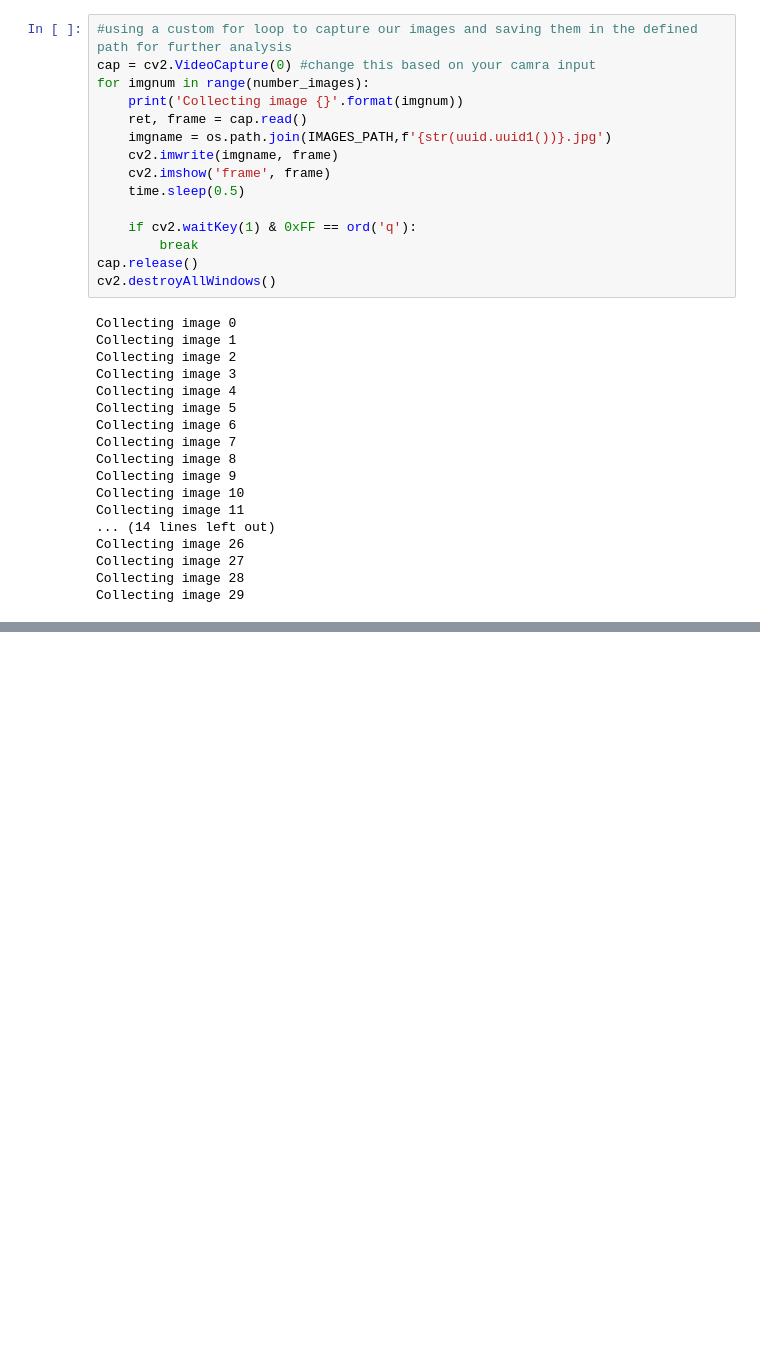
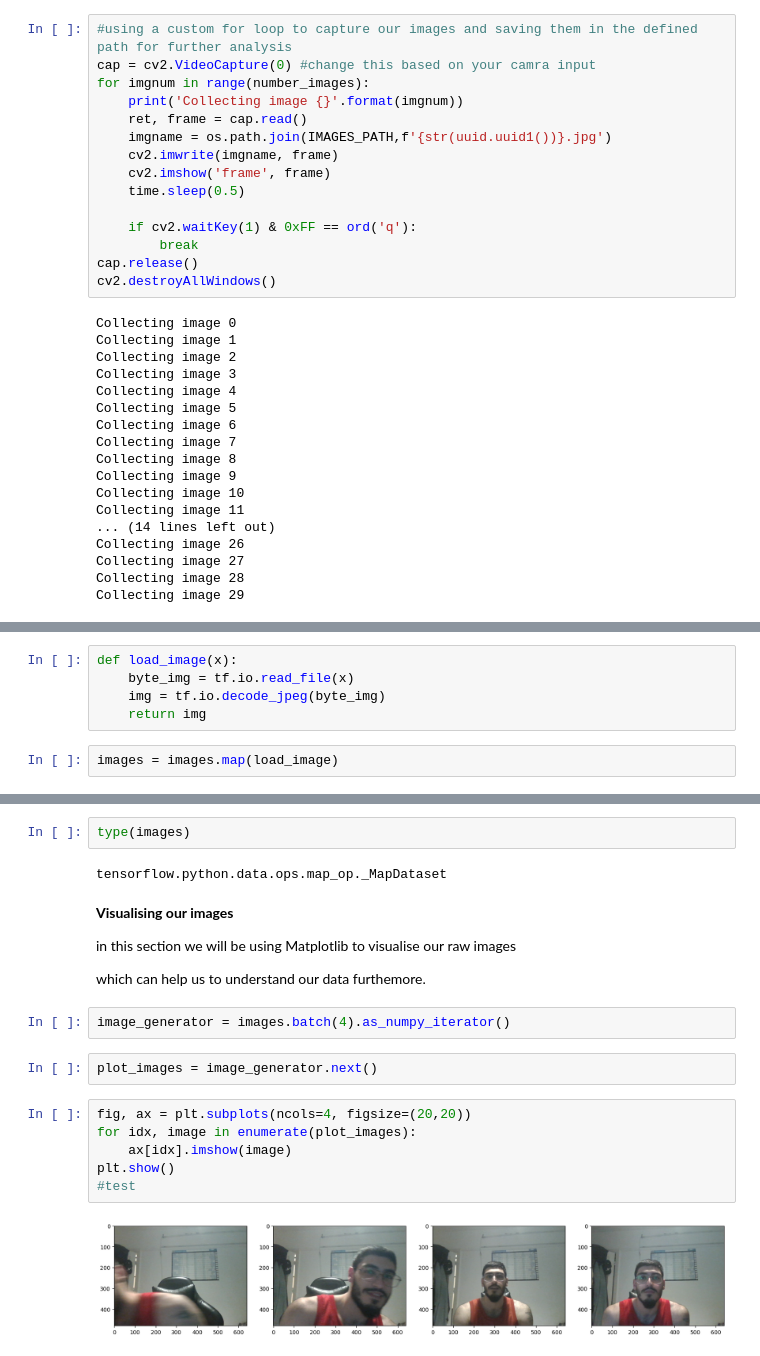
Before and after one commit to Amir-Tav/Deep-Face-Detection, a Jupyter notebook: deep-face.ipynb, the cells around one changed output, grey strips where cells are left out. Cells and saved outputs as stored; diff of their text form; blank space fills up the shorter version.

```diff
--- a/deep-face.ipynb
+++ b/deep-face.ipynb
@@ -73,0 +95,7 @@ Collecting image 29
+# %%
+def load_image(x):
+    byte_img = tf.io.read_file(x)
+    img = tf.io.decode_jpeg(byte_img)
+    return img
+# %%
+images = images.map(load_image)
@@ -73,0 +122,22 @@ Collecting image 29
+# %%
+type(images)
+# %% [output]
+tensorflow.python.data.ops.map_op._MapDataset
+# %% [markdown]
+**Visualising our images**
+
+in this section we will be using Matplotlib to visualise our raw images
+
+which can help us to understand our data furthemore.
+# %%
+image_generator = images.batch(4).as_numpy_iterator()
+# %%
+plot_images = image_generator.next()
+# %%
+fig, ax = plt.subplots(ncols=4, figsize=(20,20))
+for idx, image in enumerate(plot_images):
+    ax[idx].imshow(image)
+plt.show()
+#test
+# %% [output]
+[figure, added]
```
Also changed, not shown: parts of 5 cells of this notebook.
